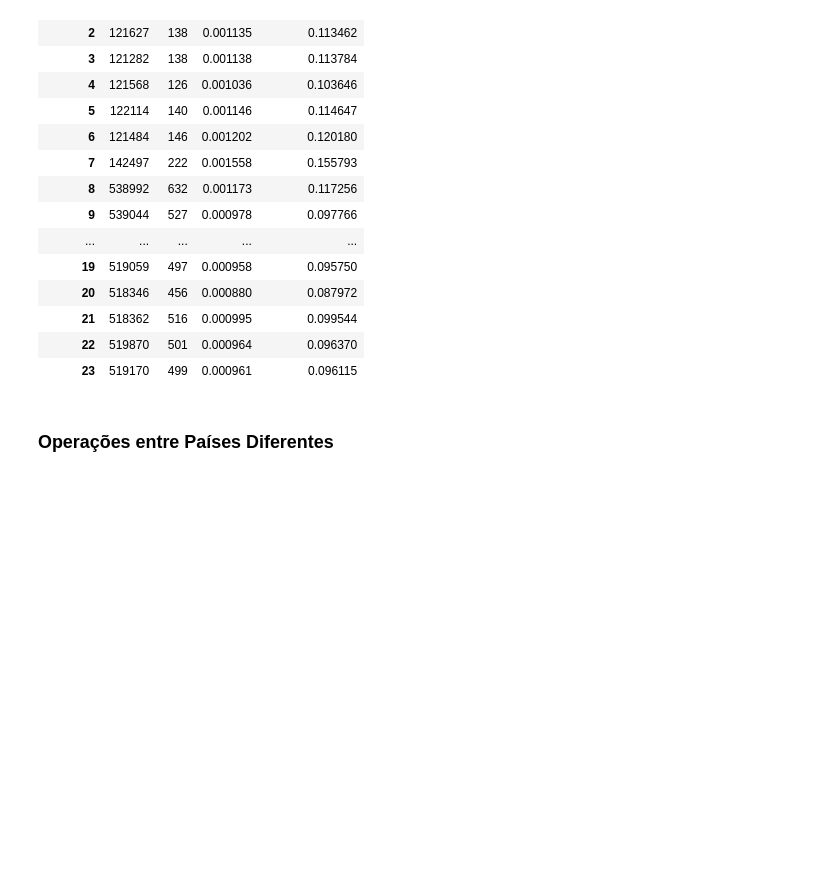
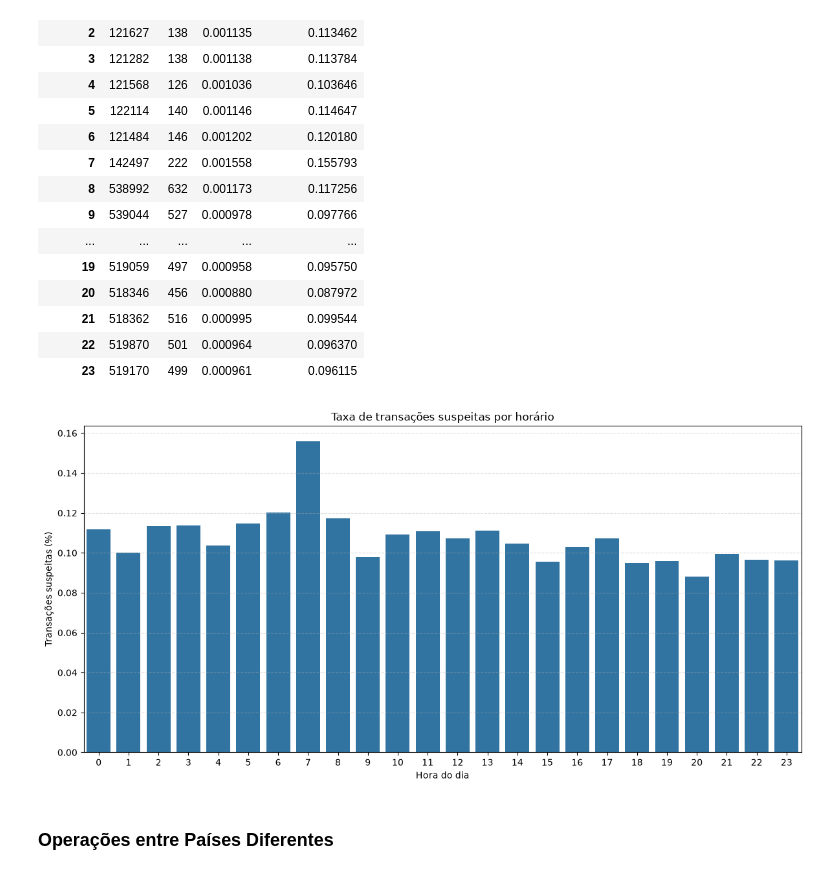
Before and after one commit to ReverseYuji049/saml-d-dataset-analysis, a Jupyter notebook: model.ipynb, the cells around one changed output. Saved outputs shown, nothing was run; the diff lists cells and outputs as text; code cells hidden in the pictures; blank space fills up the shorter version.

```diff
--- a/model.ipynb
+++ b/model.ipynb
@@ -173,6 +173,26 @@ display(taxa_por_hora)
 | 21 | 518362 | 516 | 0.000995 | 0.099544 |
 | 22 | 519870 | 501 | 0.000964 | 0.096370 |
 | 23 | 519170 | 499 | 0.000961 | 0.096115 |
+# %%
+plt.figure(figsize=(12, 6))
+
+sns.barplot(
+    data=taxa_por_hora.reset_index(),
+    x="hora_dia",
+    y="taxa_percentual"
+)
+
+plt.title("Taxa de transações suspeitas por horário")
+plt.xlabel("Hora do dia")
+plt.ylabel("Transações suspeitas (%)")
+
+plt.xticks(range(24))
+plt.grid(axis="y", linestyle="--", alpha=0.4)
+
+plt.tight_layout()
+plt.show()
+# %% [output]
+[figure, added]
 # %% [markdown]
 ### Operações entre Países Diferentes
 # %%
```
Also changed, not shown: parts of 2 cells of this notebook.
